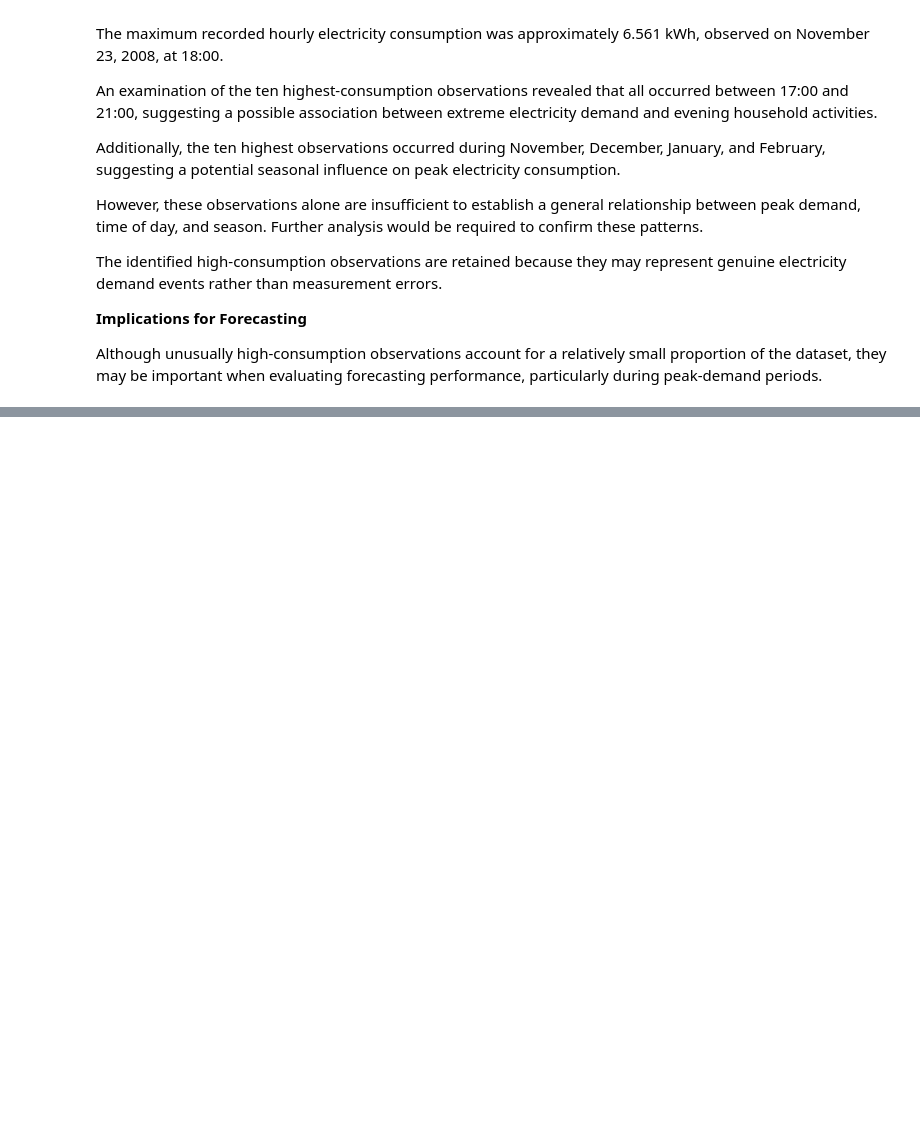
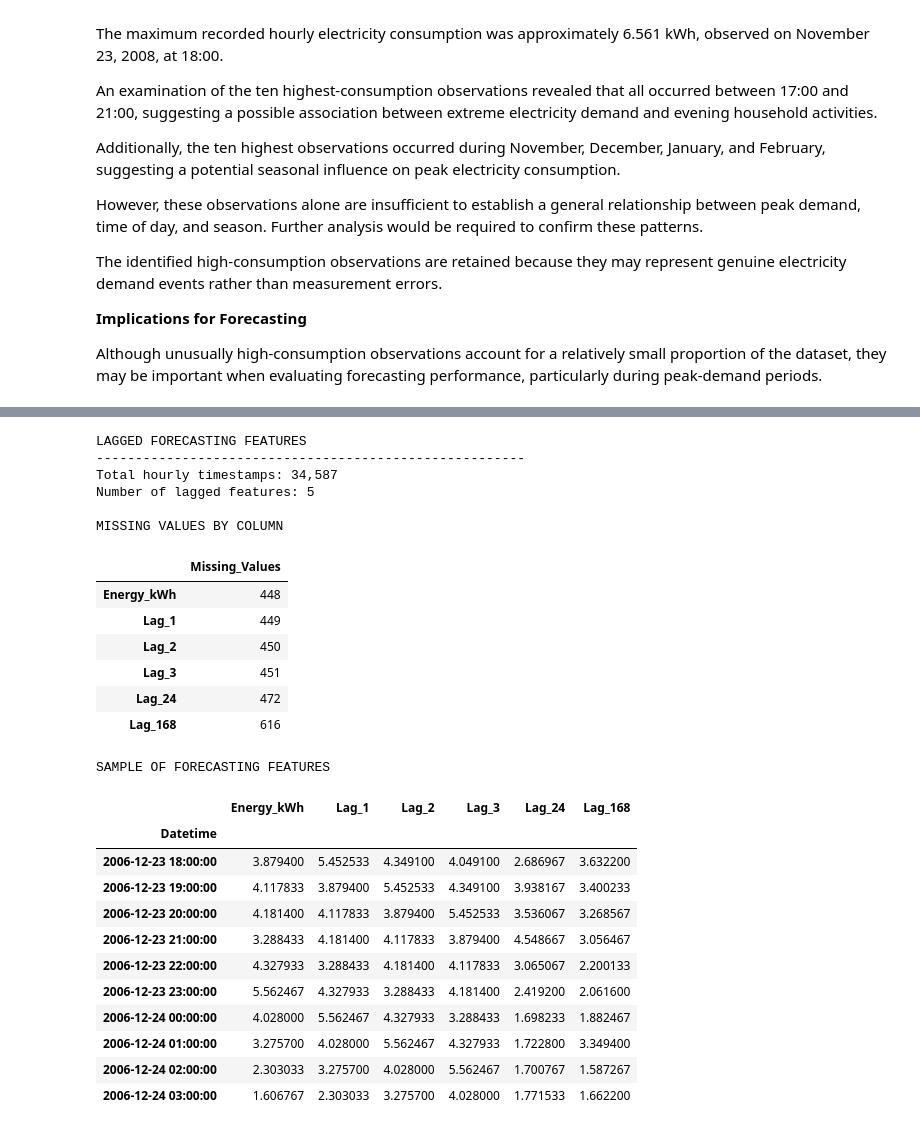
Before and after one commit to damisar/Household_Electricity_Consumption_Analysis_and_Forecasting, a Jupyter notebook: notebook/Household_Electricity_Consumption_Analysis_and_Forecasting.ipynb, the cells around one changed output, grey strips where cells are left out. Cells and saved outputs as stored; diff of their text form; code cells hidden in the pictures; blank space fills up the shorter version.

Commit message:
Complete time series forecasting data preparation

```diff
--- a/notebook/Household_Electricity_Consumption_Analysis_and_Forecasting.ipynb
+++ b/notebook/Household_Electricity_Consumption_Analysis_and_Forecasting.ipynb
@@ -2828,0 +3356,58 @@ Although unusually high-consumption observations account for a relatively small
+# %%
+
+# Section 6.3.3 - Construct Lagged Forecasting Features
+
+import pandas as pd
+
+# Use the regularly indexed hourly time series
+forecast_features = pd.DataFrame(
+    {"Energy_kWh": forecast_series_regular.copy()}
+)
+
+# Define historical lag periods (in hours)
+lag_hours = [1, 2, 3, 24, 168]
+
+# Construct lagged features
+for lag in lag_hours:
+    forecast_features[f"Lag_{lag}"] = (
+        forecast_features["Energy_kWh"].shift(lag)
+    )
+
+print("LAGGED FORECASTING FEATURES")
+print("-" * 55)
+
+print(f"Total hourly timestamps: {len(forecast_features):,}")
+print(f"Number of lagged features: {len(lag_hours)}")
+
+print("\nMISSING VALUES BY COLUMN")
+display(forecast_features.isna().sum().to_frame("Missing_Values"))
+
+print("\nSAMPLE OF FORECASTING FEATURES")
+display(forecast_features.iloc[168:178])
+# %% [output]
+LAGGED FORECASTING FEATURES
+-------------------------------------------------------
+Total hourly timestamps: 34,587
+Number of lagged features: 5
+
+MISSING VALUES BY COLUMN
+|  | Missing_Values |
+| Energy_kWh | 448 |
+| Lag_1 | 449 |
+| Lag_2 | 450 |
+| Lag_3 | 451 |
+| Lag_24 | 472 |
+| Lag_168 | 616 |
+SAMPLE OF FORECASTING FEATURES
+|  | Energy_kWh | Lag_1 | Lag_2 | Lag_3 | Lag_24 | Lag_168 |
+| Datetime |  |  |  |  |  |  |
+| 2006-12-23 18:00:00 | 3.879400 | 5.452533 | 4.349100 | 4.049100 | 2.686967 | 3.632200 |
+| 2006-12-23 19:00:00 | 4.117833 | 3.879400 | 5.452533 | 4.349100 | 3.938167 | 3.400233 |
+| 2006-12-23 20:00:00 | 4.181400 | 4.117833 | 3.879400 | 5.452533 | 3.536067 | 3.268567 |
+| 2006-12-23 21:00:00 | 3.288433 | 4.181400 | 4.117833 | 3.879400 | 4.548667 | 3.056467 |
+| 2006-12-23 22:00:00 | 4.327933 | 3.288433 | 4.181400 | 4.117833 | 3.065067 | 2.200133 |
+| 2006-12-23 23:00:00 | 5.562467 | 4.327933 | 3.288433 | 4.181400 | 2.419200 | 2.061600 |
+| 2006-12-24 00:00:00 | 4.028000 | 5.562467 | 4.327933 | 3.288433 | 1.698233 | 1.882467 |
+| 2006-12-24 01:00:00 | 3.275700 | 4.028000 | 5.562467 | 4.327933 | 1.722800 | 3.349400 |
+| 2006-12-24 02:00:00 | 2.303033 | 3.275700 | 4.028000 | 5.562467 | 1.700767 | 1.587267 |
+| 2006-12-24 03:00:00 | 1.606767 | 2.303033 | 3.275700 | 4.028000 | 1.771533 | 1.662200 |
```
Also changed, not shown: parts of 20 cells of this notebook.
